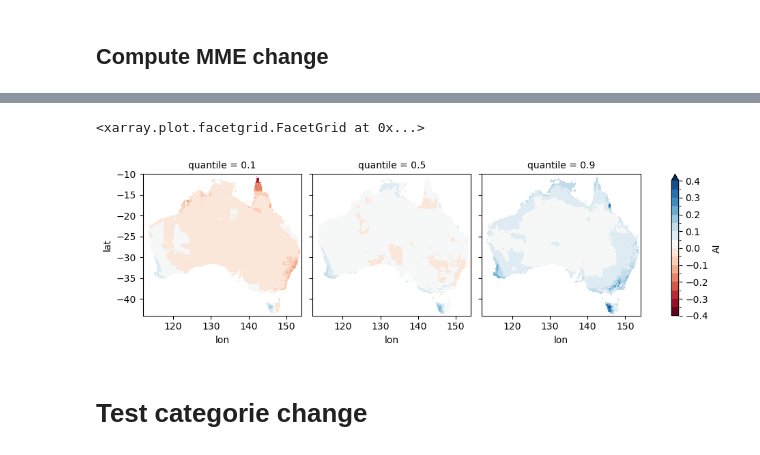
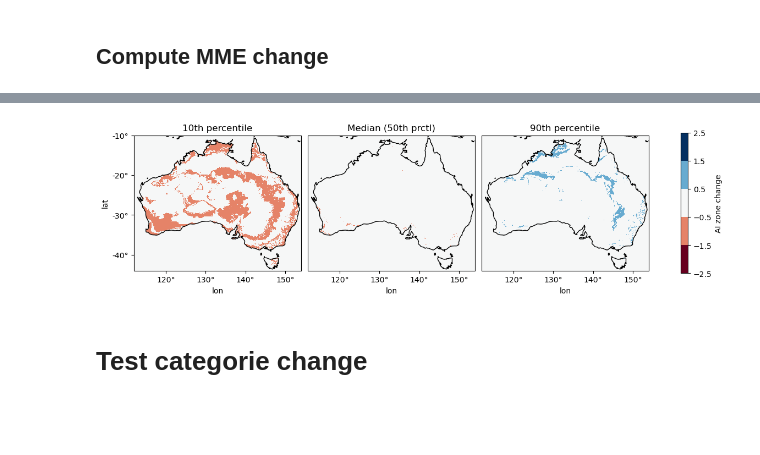
Before and after one commit to AusClimateService/hazards-drought, a Jupyter notebook: compute_MME.ipynb, the cells around one changed output, grey strips where cells are left out. Drawn from its saved outputs; the diff is of its cells as text; code cells hidden in the pictures; blank space fills up the shorter version.

Commit message:
updated with aridity zone change

```diff
--- a/compute_MME.ipynb
+++ b/compute_MME.ipynb
@@ -214,9 +299,47 @@ quantiles_ds.AI.plot(col="quantile",cmap="RdBu", levels=np.arange(-0.4, 0.45, 0.
+# %%
+quantiles_ds_zone = xr.open_dataset(f"{root_dir}AI-atmospheric-based_NHP1-AUS-5_rcp85_bias-adjusted_2D_GWL20_zone-change-to-GWL12_percentiles10-50-90.nc")
+# Define the plot function
+def plot_quantiles(dataarray):
+    titles = ["10th percentile", "Median (50th prctl)", "90th percentile"]
+    p = dataarray.plot(
+        col="quantile",
+        cmap="RdBu",
+        levels=np.arange(-2.5, 3.5, 1),
+        subplot_kws={"projection": ccrs.PlateCarree()},
+        transform=ccrs.PlateCarree(),
+        figsize=(12, 3),  # Adjust the figure size if necessary
+        aspect=3  # Adjust aspect ratio if necessary
+    )
+
+    # Add coastlines and ticks to each subplot
+    for i, ax in enumerate(p.axs.flat):
+        ax.coastlines()
+        ax.set_xticks(np.arange(-180, 181, 10), crs=ccrs.PlateCarree())
+
+        lon_formatter = plt.FuncFormatter(lambda x, pos: f'{int(x)}°')
+        lat_formatter = plt.FuncFormatter(lambda x, pos: f'{int(x)}°')
+        ax.xaxis.set_major_formatter(lon_formatter)
+
+        # Add latitude ticks only to the first subplot
+        if i == 0:
+            ax.set_yticks(np.arange(-90, 91, 10), crs=ccrs.PlateCarree())
+            ax.yaxis.set_major_formatter(lat_formatter)
+
+        # Add titles to each subplot
+        ax.set_title(titles[i])
+
+    # # Adjust the color bar length
+    # p.cbar.set_aspect(20)  # Adjust the aspect ratio of the color bar
+    # p.cbar.ax.tick_params(labelsize=10)  # Adjust the tick label size
+
+    plt.show()
+plot_quantiles(quantiles_ds_zone["AI"].rename("AI zone change"))
+# quantiles_ds_zone.AI.plot(col="quantile",cmap="RdBu", levels=np.arange(-2.5, 3.5, 1))
+# %% [output]
+[figure, added]
 # %%
 #< Aridity Index (AI):
 quantiles_ds = xr.open_dataset(f"{root_dir}AI-atmospheric-based_NHP1-AUS-5_{rcp}_bias-adjusted_2D_GWL30_change-to-GWL12_percentiles10-50-90.nc")
-quantiles_ds.AI.plot(col="quantile",cmap="RdBu", levels=np.arange(-0.4, 0.45, 0.05))
+quantiles_ds.AI.plot(col="quantile",cmap="RdBu", levels=np.arange(-0.3, 0.35, 0.05))
-# %% [output]
-<xarray.plot.facetgrid.FacetGrid at 0x...>
-[figure, removed]
 # %% [markdown]
 # Test categorie change
```
Also changed, not shown: parts of 19 cells of this notebook, 1 other file.
